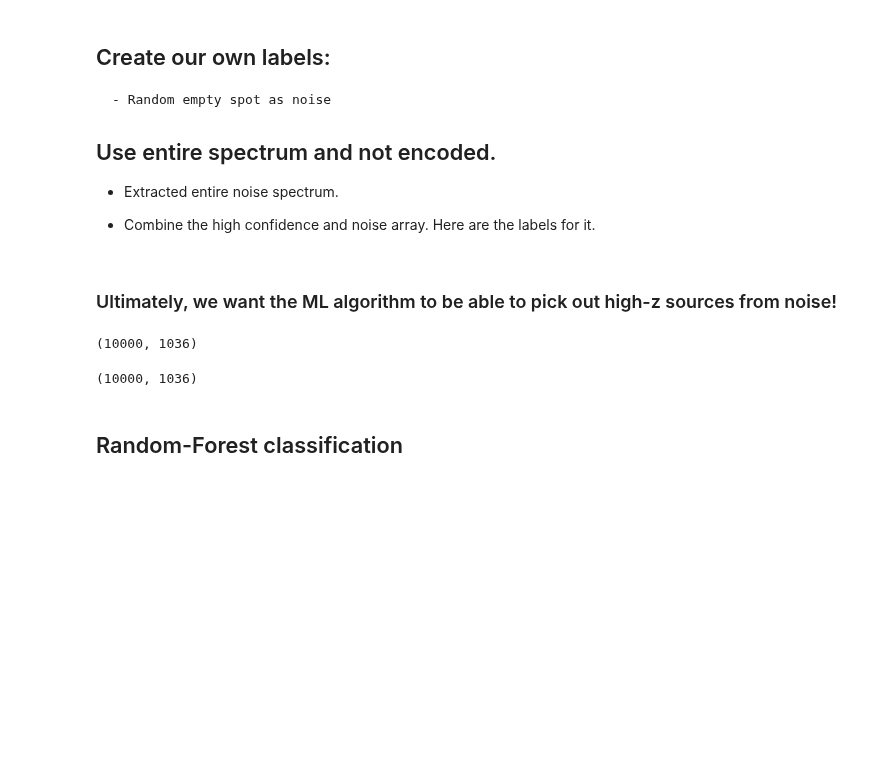
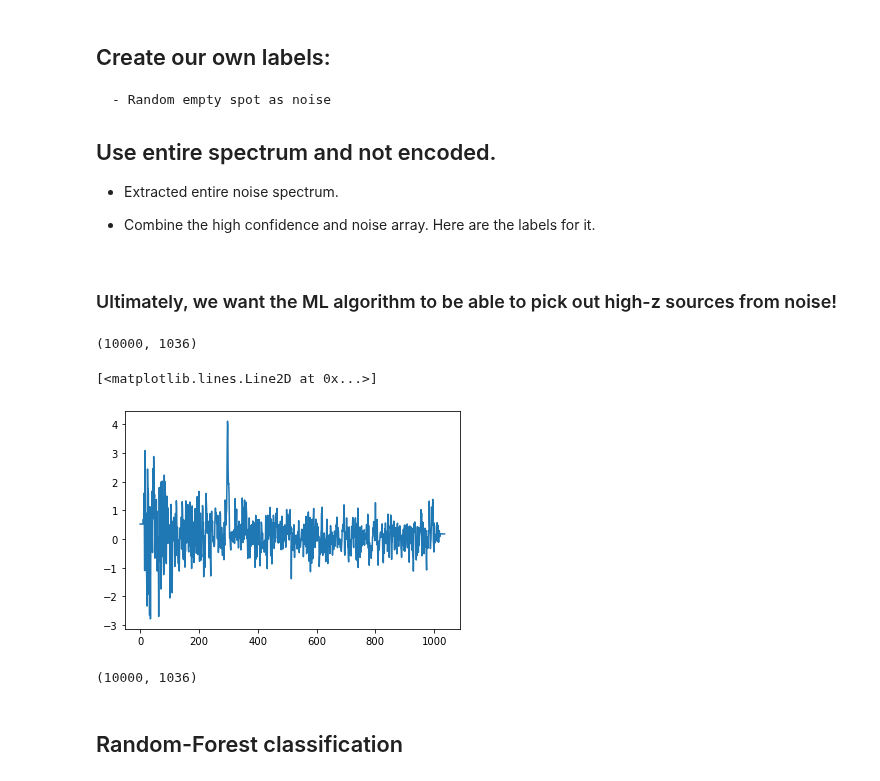
Before and after one commit to nickdavila/LAE-ML-Classification, a Jupyter notebook: Nick-RandomForest.ipynb, the cells around one changed output. Cells and saved outputs as stored; diff of their text form; code cells hidden in the pictures; blank space fills up the shorter version.

```diff
--- a/Nick-RandomForest.ipynb
+++ b/Nick-RandomForest.ipynb
@@ -46,6 +46,11 @@ noise_sample = np.load("noise_sample_10000.npy", allow_pickle = True)
 high_confidence_highz_spectra.shape
 # %% [output]
 (10000, 1036)
+# %%
+plt.plot(high_confidence_highz_spectra[6])
+# %% [output]
+[<matplotlib.lines.Line2D at 0x...>]
+[figure, added]
 # %%
 noise_sample.shape
 # %% [output]
```
Also changed, not shown: parts of 33 cells of this notebook.
